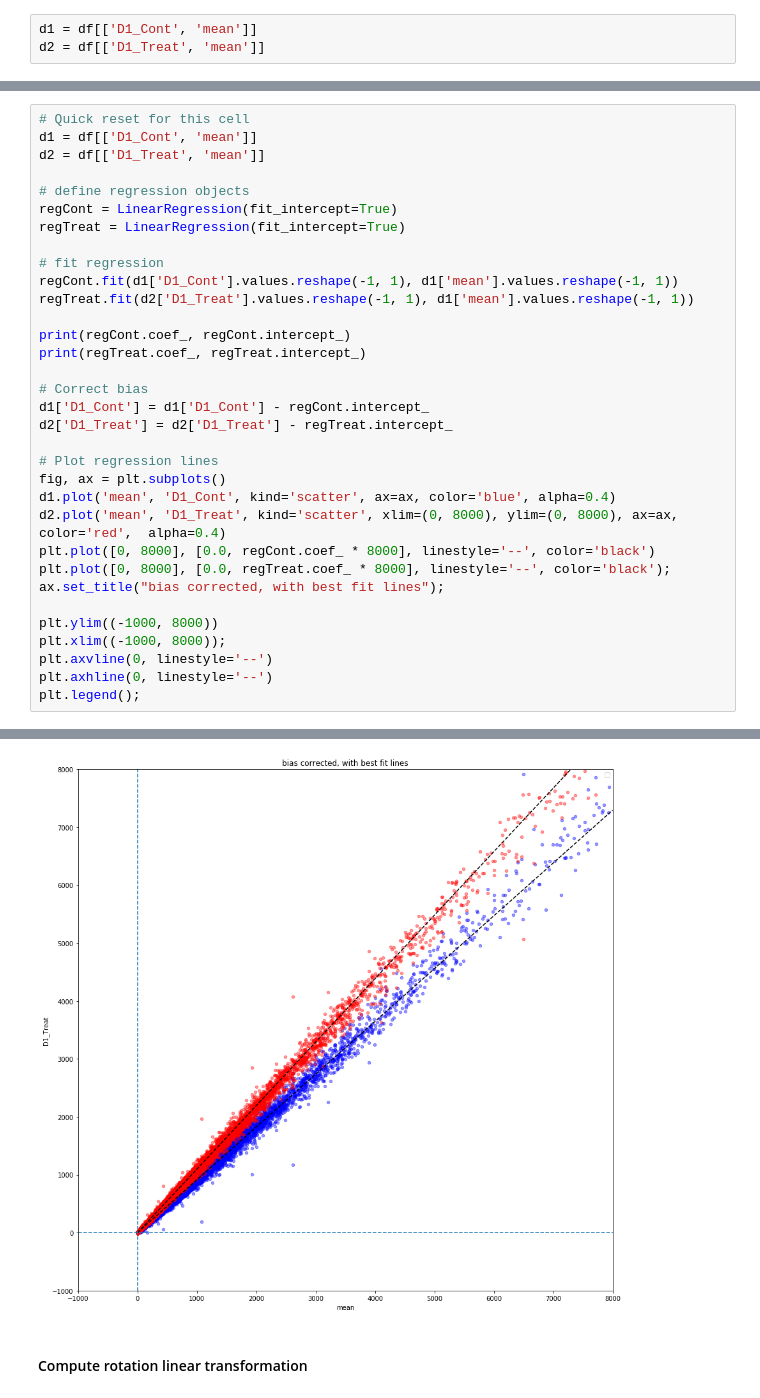
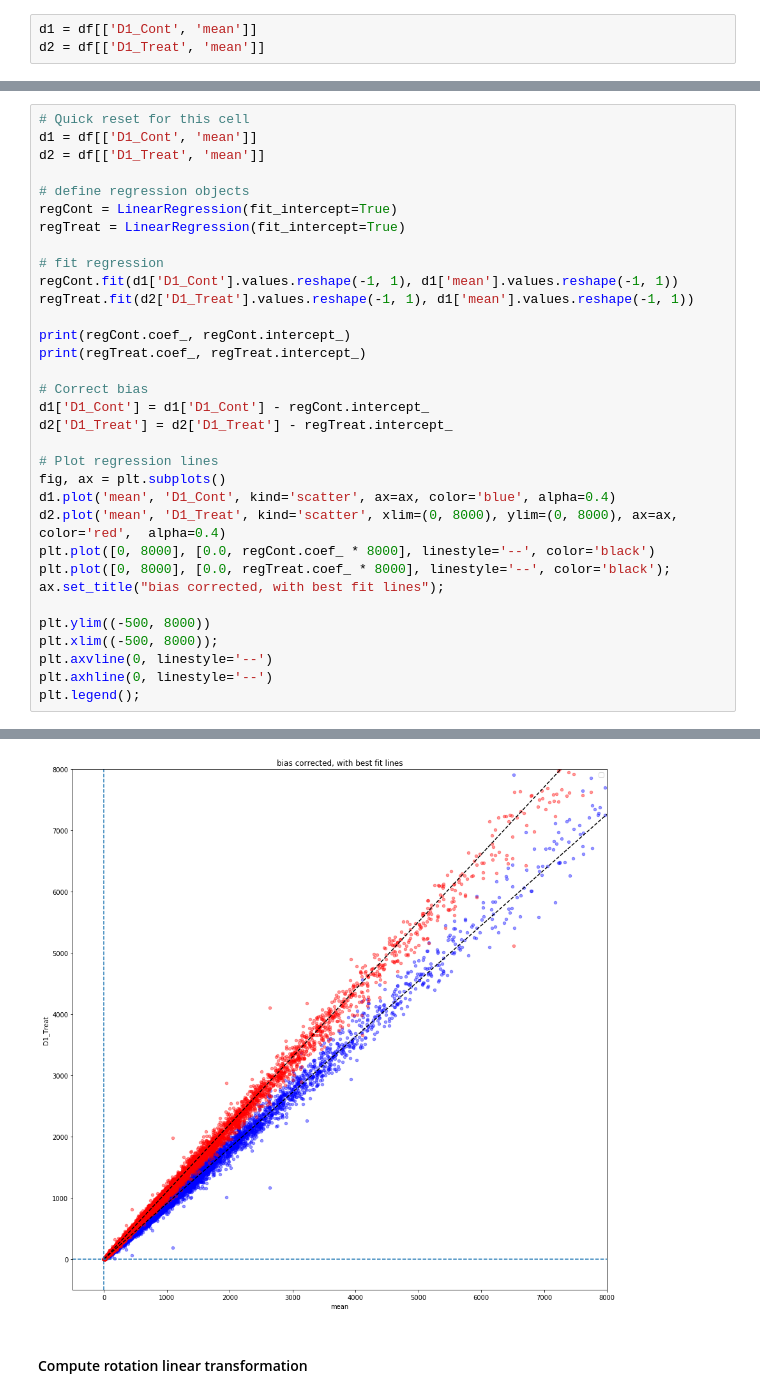
Before and after one commit to paulegradie/SeqPyPlot, a Jupyter notebook: notebooks/correction_experiments.ipynb, the cells around one changed output, grey strips where cells are left out. Cells and saved outputs as stored; diff of their text form.

```diff
--- a/notebooks/correction_experiments.ipynb
+++ b/notebooks/correction_experiments.ipynb
@@ -205,8 +197,8 @@ plt.plot([0, 8000], [0.0, regCont.coef_ * 8000], linestyle='--', color='black')
 plt.plot([0, 8000], [0.0, regTreat.coef_ * 8000], linestyle='--', color='black');
 ax.set_title("bias corrected, with best fit lines");
 
-plt.ylim((-1000, 8000))
-plt.xlim((-1000, 8000));
+plt.ylim((-500, 8000))
+plt.xlim((-500, 8000));
 plt.axvline(0, linestyle='--')
 plt.axhline(0, linestyle='--')
 plt.legend();
@@ -225,4 +209,4 @@ No handles with labels found to put in legend.
-[figure, old version]
+[figure, new version]
 # %% [markdown]
 #### Compute rotation linear transformation
 # %%
```
Also changed, not shown: parts of 71 cells of this notebook, 1 other file.
